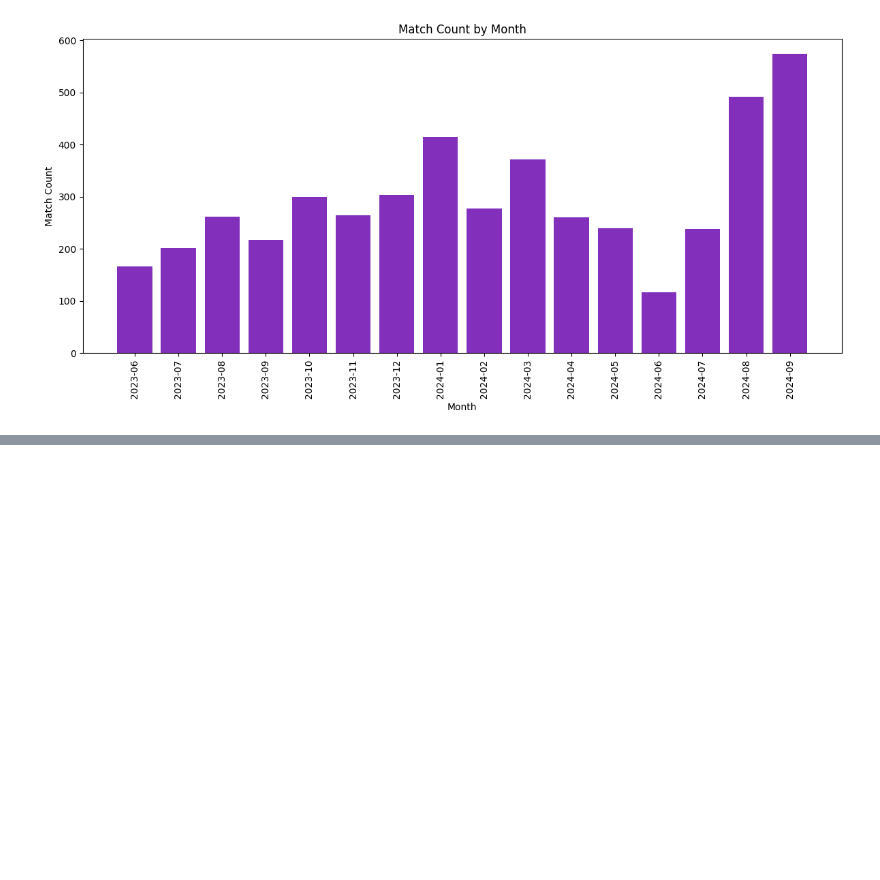
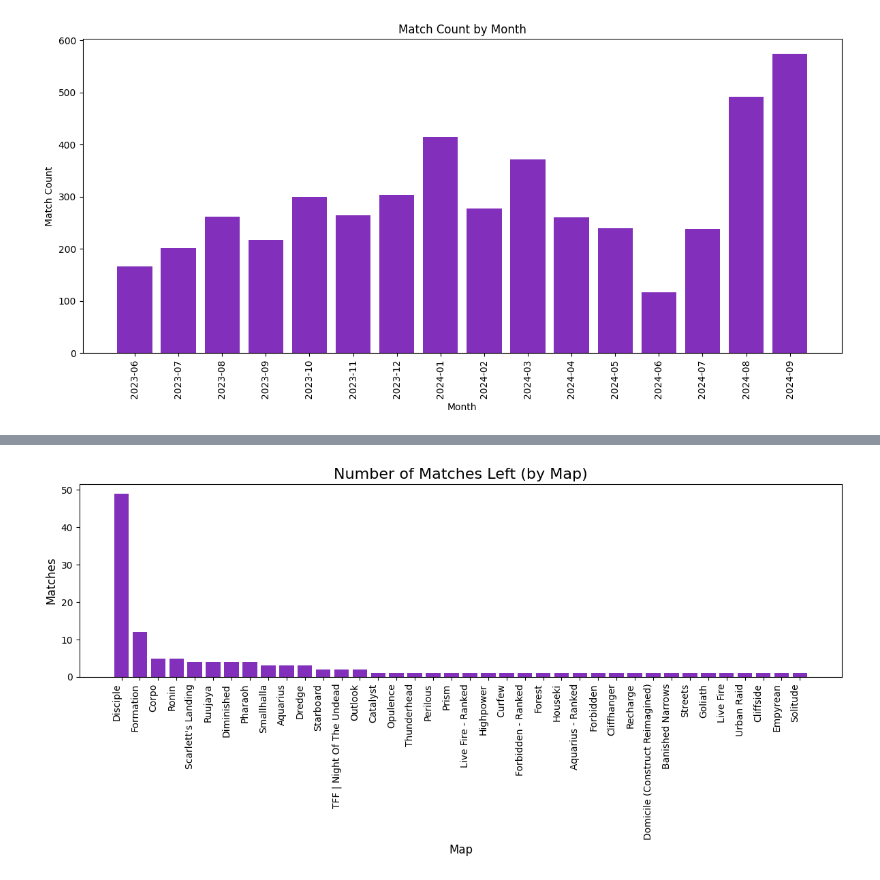
Before and after one commit to OpenSpartan/notebooks, a Jupyter notebook: src/hero/Hero Stats.ipynb, the cells around one changed output, grey strips where cells are left out. Cells and saved outputs as stored; diff of their text form; code cells hidden in the pictures; blank space fills up the shorter version.

```diff
--- a/src/hero/Hero Stats.ipynb
+++ b/src/hero/Hero Stats.ipynb
@@ -67,0 +430,17 @@ plt.show()
+# %%
+df = pd.read_sql_query('''SELECT
+    COUNT(DISTINCT MatchId) AS Matches,
+    json_extract(MatchInfo, '$.MapVariant.AssetId') AS AssetId,
+    Maps.PublicName
+FROM MatchStats, json_each(Players) AS player
+JOIN Maps ON json_extract(MatchInfo, '$.MapVariant.AssetId') = Maps.AssetId  -- Join on AssetId
+WHERE
+    datetime(json_extract(MatchInfo, '$.StartTime'), 'localtime') > '2023-06-20 11:00:00'
+    AND json_extract(MatchInfo, '$.LifecycleMode') = 3
+    AND json_extract(player.value, '$.PlayerId') = 'xuid(2533274855333605)'
+    AND json_extract(player.value, '$.ParticipationInfo.LeftInProgress') = true
+GROUP BY AssetId, Maps.PublicName  -- Group by AssetId and PublicName
+ORDER BY Matches DESC;
+''', conn)
+
+df.head(10)
@@ -67,0 +459,15 @@ plt.show()
+# %%
+plt.figure(figsize=(12, 6))  # Set the figure size
+plt.bar(df['PublicName'], df['Matches'], color='#822fbb')  # Create bars
+
+# Adding titles and labels
+plt.title('Number of Matches Left (by Map)', fontsize=16)
+plt.xlabel('Map', fontsize=12)
+plt.ylabel('Matches', fontsize=12)
+plt.xticks(rotation=90, ha='right')  # Rotate x-axis labels for better readability
+
+# Show the chart
+plt.tight_layout()  # Adjust layout to make room for labels
+plt.show()
+# %% [output]
+[figure, added]
```
Also changed, not shown: parts of 17 cells of this notebook.
